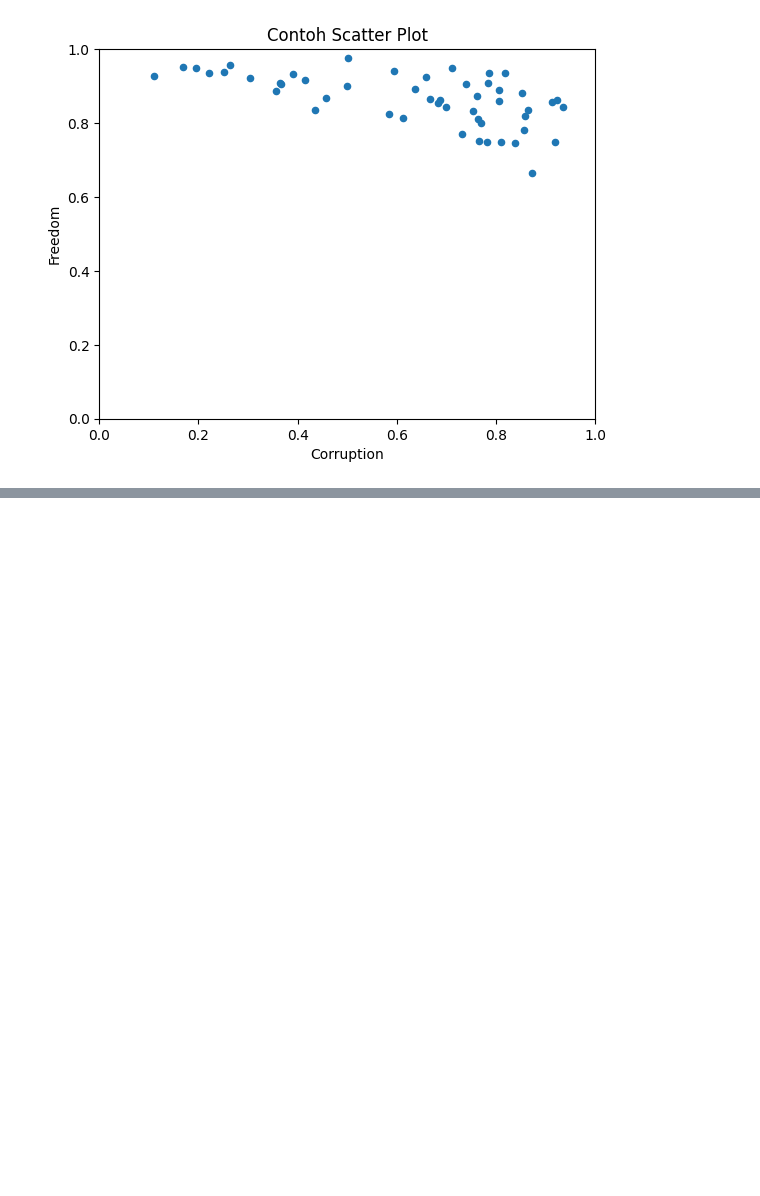
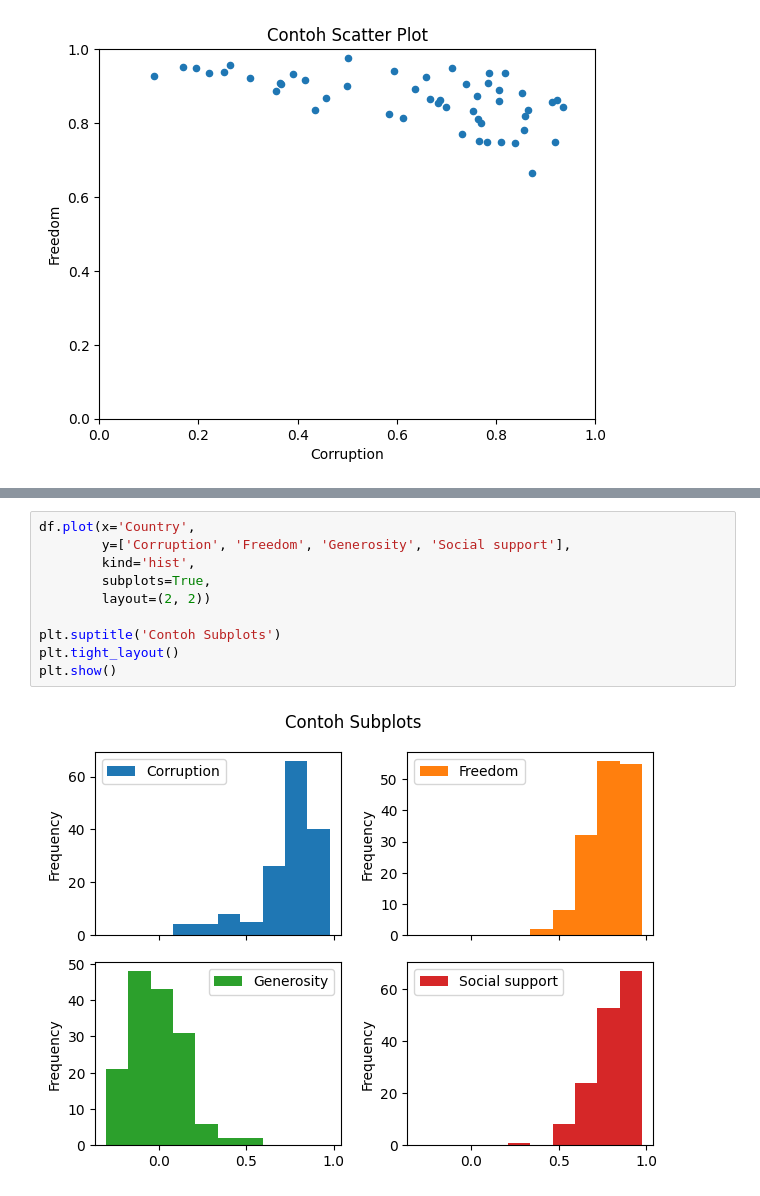
Before and after one commit to LatiefDataVisionary/matplotlib-with-indonesia-belajar, a Jupyter notebook: Matplotlib_22_|_Pandas_Data_Frame_dan_Matplotlib_|_Part_3_.ipynb, the cells around one changed output, grey strips where cells are left out. Drawn from its saved outputs; the diff is of its cells as text; blank space fills up the shorter version.

```diff
--- a/Matplotlib_22_|_Pandas_Data_Frame_dan_Matplotlib_|_Part_3_.ipynb
+++ b/Matplotlib_22_|_Pandas_Data_Frame_dan_Matplotlib_|_Part_3_.ipynb
@@ -159,0 +195,12 @@ plt.show()
+# %%
+df.plot(x='Country',
+        y=['Corruption', 'Freedom', 'Generosity', 'Social support'],
+        kind='hist',
+        subplots=True,
+        layout=(2, 2))
+
+plt.suptitle('Contoh Subplots')
+plt.tight_layout()
+plt.show()
+# %% [output]
+[figure, added]
```
Also changed, not shown: parts of 5 cells of this notebook.
